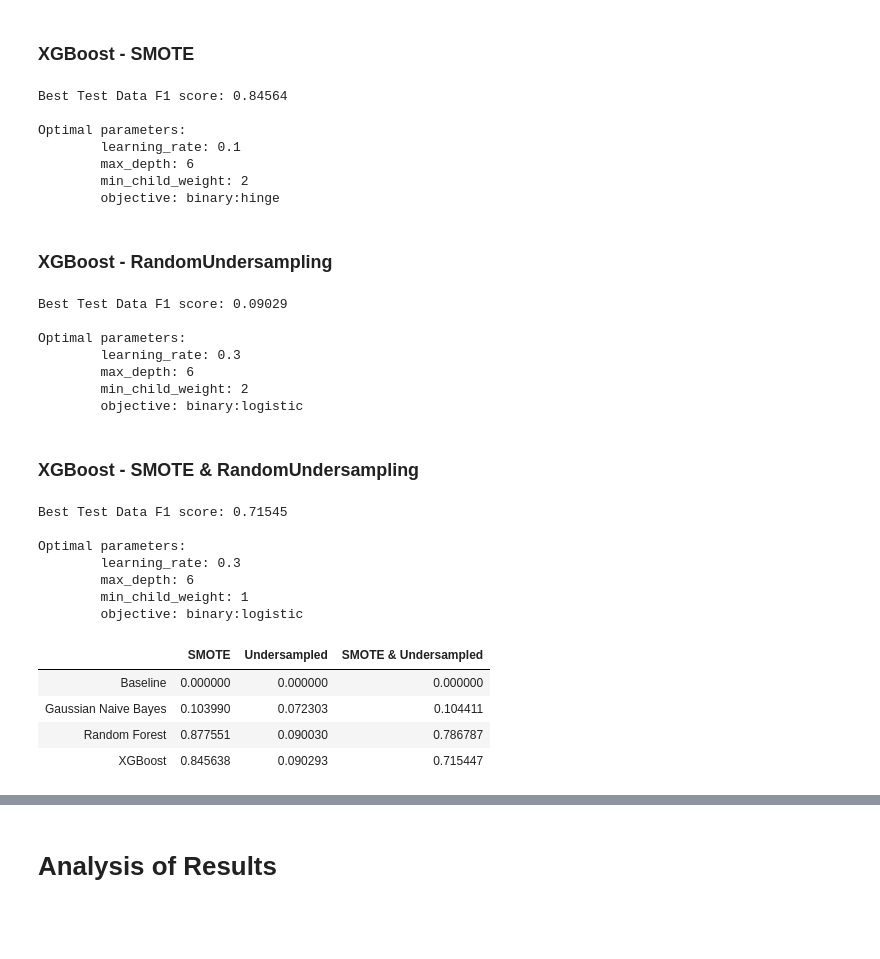
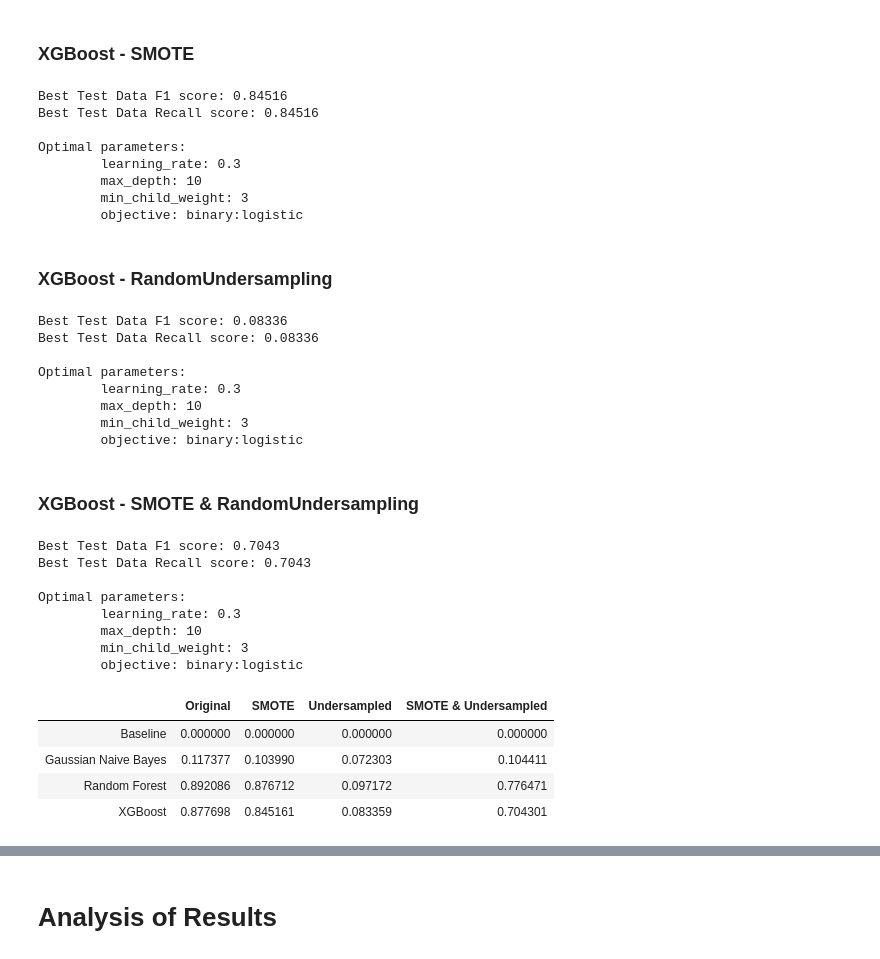
Before and after one commit to AdamBlomfield/credit_card_fraud, a Jupyter notebook: notebooks/predictive_modelling.ipynb, the cells around one changed output, grey strips where cells are left out. Drawn from its saved outputs; the diff is of its cells as text; code cells hidden in the pictures; blank space fills up the shorter version.

```diff
--- a/notebooks/predictive_modelling.ipynb
+++ b/notebooks/predictive_modelling.ipynb
@@ -392,0 +502,2 @@ param_grid_xgb = {
+# %%
+f1_xgb_original, recall_xgb_original, y_pred_xgb_original, y_pred_proba_xgb_original = best_model_score(clf_xgb, param_grid_xgb, X_train, y_train, X_test, y_test)
@@ -393,45 +513,48 @@ param_grid_xgb = {
 # %% [markdown]
 ### XGBoost - SMOTE
 # %%
-f1_xgb_smote, y_pred_xgb_smote, y_pred_proba_xgb_smote = best_model_score(clf_xgb, param_grid_xgb, X_train_smote, y_train_smote, X_test, y_test)
+f1_xgb_smote, recall_xgb_smote, y_pred_xgb_smote, y_pred_proba_xgb_smote = best_model_score(clf_xgb, param_grid_xgb, X_train_smote, y_train_smote, X_test, y_test)
 # %% [output]
-Best Test Data F1 score: 0.84564
+Best Test Data F1 score: 0.84516
+Best Test Data Recall score: 0.84516
 
 Optimal parameters:
-        learning_rate: 0.1
-        max_depth: 6
-        min_child_weight: 2
-        objective: binary:hinge
+        learning_rate: 0.3
+        max_depth: 10
+        min_child_weight: 3
+        objective: binary:logistic
 # %% [markdown]
 ### XGBoost - RandomUndersampling
 # %%
-f1_xgb_under, y_pred_xgb_under, y_pred_proba_xgb_under = best_model_score(clf_xgb, param_grid_xgb, X_train_under, y_train_under, X_test, y_test)
+f1_xgb_under, recall_xgb_under, y_pred_xgb_under, y_pred_proba_xgb_under = best_model_score(clf_xgb, param_grid_xgb, X_train_under, y_train_under, X_test, y_test)
 # %% [output]
-Best Test Data F1 score: 0.09029
+Best Test Data F1 score: 0.08336
+Best Test Data Recall score: 0.08336
 
 Optimal parameters:
         learning_rate: 0.3
-        max_depth: 6
-        min_child_weight: 2
+        max_depth: 10
+        min_child_weight: 3
         objective: binary:logistic
 # %% [markdown]
 ### XGBoost - SMOTE & RandomUndersampling
 # %%
-f1_xgb_smote_under, y_pred_xgb_smote_under, y_pred_proba_xgb_smote_under = best_model_score(clf_xgb, param_grid_xgb, X_train_smote_under, y_train_smote_under, X_test, y_test)
+f1_xgb_smote_under, recall_xgb_smote_under, y_pred_xgb_smote_under, y_pred_proba_xgb_smote_under = best_model_score(clf_xgb, param_grid_xgb, X_train_smote_under, y_train_smote_under, X_test, y_test)
 # %% [output]
-Best Test Data F1 score: 0.71545
+Best Test Data F1 score: 0.7043
+Best Test Data Recall score: 0.7043
 
 Optimal parameters:
         learning_rate: 0.3
-        max_depth: 6
-        min_child_weight: 1
+        max_depth: 10
+        min_child_weight: 3
         objective: binary:logistic
 # %%
-scores_df.loc['XGBoost'] = [f1_xgb_smote, f1_xgb_under, f1_xgb_smote_under]
-scores_df
+f1_scores_df.loc['XGBoost'] = [f1_xgb_original, f1_xgb_smote, f1_xgb_under, f1_xgb_smote_under]
+f1_scores_df
 # %% [output]
-|  | SMOTE | Undersampled | SMOTE & Undersampled |
-| Baseline | 0.000000 | 0.000000 | 0.000000 |
-| Gaussian Naive Bayes | 0.103990 | 0.072303 | 0.104411 |
-| Random Forest | 0.877551 | 0.090030 | 0.786787 |
-| XGBoost | 0.845638 | 0.090293 | 0.715447 |
+|  | Original | SMOTE | Undersampled | SMOTE & Undersampled |
+| Baseline | 0.000000 | 0.000000 | 0.000000 | 0.000000 |
+| Gaussian Naive Bayes | 0.117377 | 0.103990 | 0.072303 | 0.104411 |
+| Random Forest | 0.892086 | 0.876712 | 0.097172 | 0.776471 |
+| XGBoost | 0.877698 | 0.845161 | 0.083359 | 0.704301 |
```
Also changed, not shown: parts of 56 cells of this notebook.
